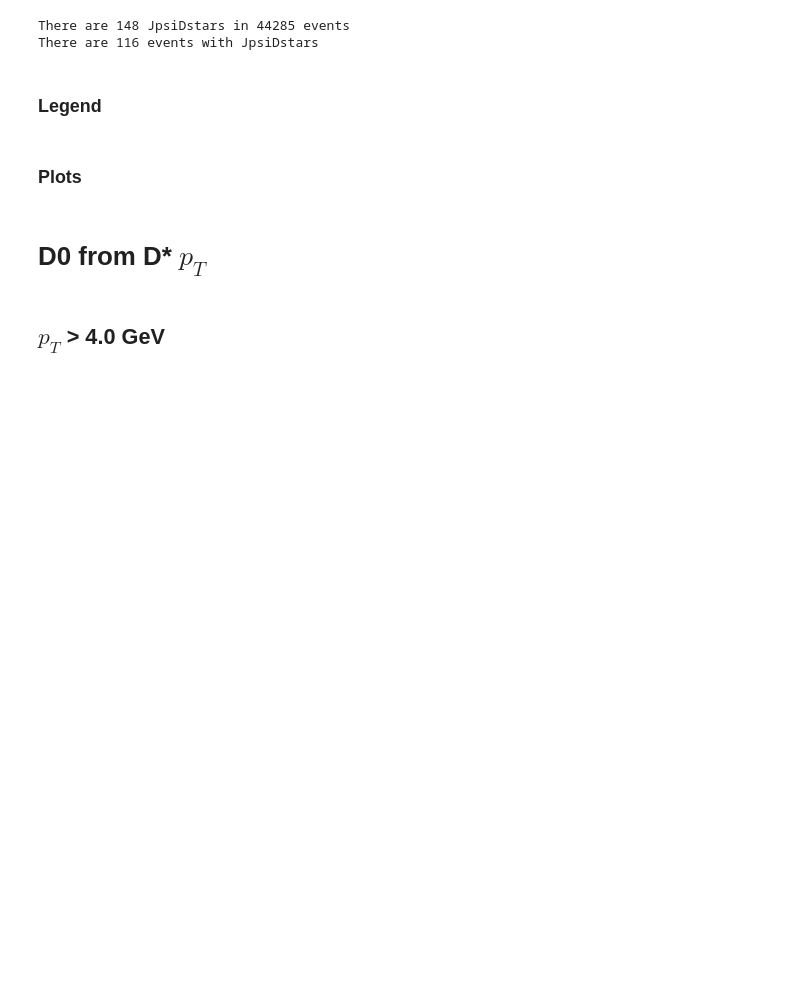
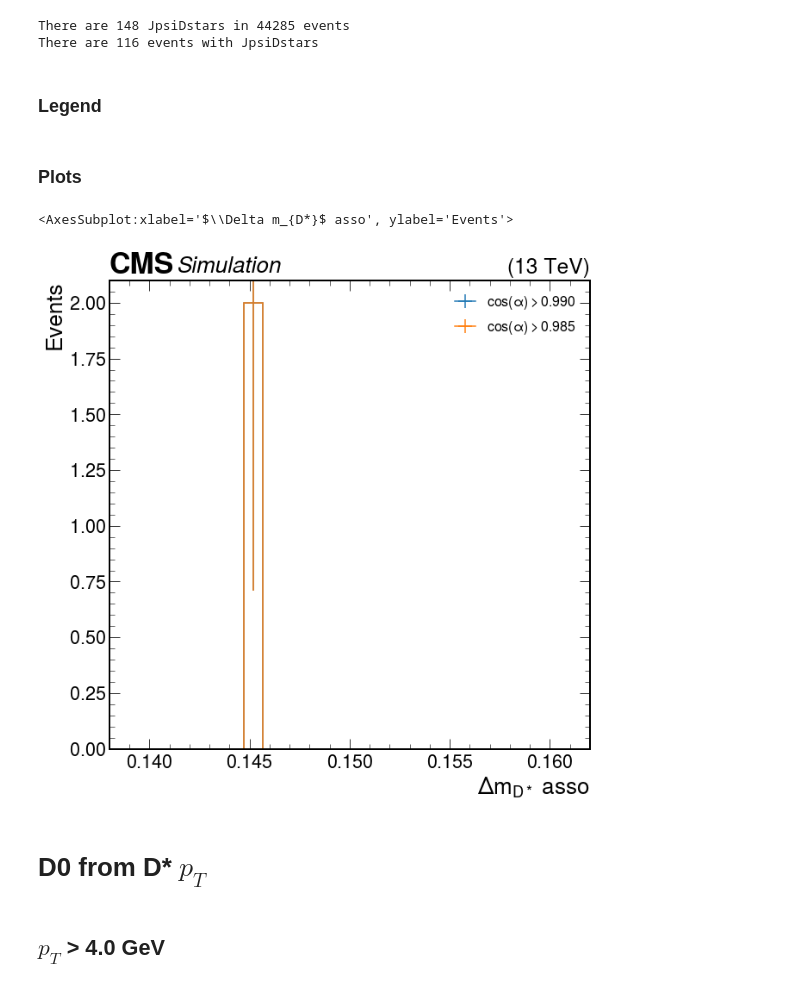
Before and after one commit to Mapse/OniaOpenCharmRun2ULAna, a Jupyter notebook: optimization_cuts/d0_from_dstar_cuts.ipynb, the cells around one changed output. Saved outputs shown, nothing was run; the diff lists cells and outputs as text; code cells hidden in the pictures; blank space fills up the shorter version.

Commit message:
d0 cuts study added for data

```diff
--- a/optimization_cuts/d0_from_dstar_cuts.ipynb
+++ b/optimization_cuts/d0_from_dstar_cuts.ipynb
@@ -48,6 +48,8 @@ gen_part_cols = ['GenPart_eta', 'GenPart_genPartIdxMother', 'GenPart_mass', 'Gen
                 'GenPart_Id', 'GenPart_parpdgId', 'GenPart_sparpdgId', 'GenPart_numberOfDaughters', 'GenPart_nstchgdaug', 'GenPart_vx',
                 'GenPart_vy', 'GenPart_vz', 'GenPart_mvx', 'GenPart_mvy', 'GenPart_mvz', 'GenPart_recIdx']
 
+hlt_cols_charm_2017 = ['HLT_Dimuon0_Jpsi', 'HLT_Dimuon20_Jpsi_Barrel_Seagulls' , 'HLT_Dimuon25_Jpsi']
+
 D0_PDG_MASS = 1.864
 
 def get_vars_dict(events, col_list):
@@ -69,6 +71,8 @@ def get_vars_dict(events, col_list):
             col = c[5:]
         elif c.startswith("GenPart"):
             col = c[8:]
+        elif c.startswith("HLT"):
+            col = c[:]
         else:
             Exception('Not good!')
 
@@ -117,14 +121,14 @@ def print_candidate(candidate):
 import re
 
 files = []
-with os.scandir("/eos/user/m/mabarros/Monte_Carlo/2017/0000") as it:
+with os.scandir("/eos/user/m/mabarros/Data17UL/CharmoniumRun2017F_AOD/0000/") as it:
     for file in it:
         if file.name.endswith('.root') and (file.stat().st_size != 0):
             files.append(file.path)
-with os.scandir("/eos/user/m/mabarros/Monte_Carlo/2017/0001") as it:
+'''with os.scandir("/eos/user/m/mabarros/Monte_Carlo/2017/0000") as it:
     for file in it:
         if file.name.endswith('.root') and (file.stat().st_size != 0):
-            files.append(file.path)
+            files.append(file.path)'''
 '''with os.scandir("/eos/user/k/kmotaama/CRAB_UserFiles/UpsilonToMuMuDstarToD0pi/220131_135742/0000") as it:
     for file in it:
         if file.name.endswith('.root') and (file.stat().st_size != 0):
@@ -1060,7 +1105,7 @@ class GenTestProcessor(processor.ProcessorABC):
 # %% [markdown]
  ## $ cos(\phi) $ > 0.990
 # %%
-data = {"test": files[0:340]}
+data = {"test": files[0:100]}
 
 tstart = time.time()
 
@@ -1093,5 +1148,5 @@ There are 98 events with JpsiDstars
 # %%
-data = {"test": files[0:340]}
+data = {"test": files[0:10]}
 
 tstart = time.time()
 
@@ -1195,5 +1246,9 @@ plot_comparison((output1['asso_dimu_mass'], output2['asso_dimu_mass']), legend=l
 # %%
 # Dstal deltam
-plot_comparison((output1['asso_dstar_deltamr'], output2['asso_dstar_deltamr'], output3['asso_dstar_deltamr'], output4['asso_dstar_deltamr']), legend=legend)
+#plot_comparison((output_phi1['asso_dstar_deltamr'], output_phi2['asso_dstar_deltamr'], output_phi3['asso_dstar_deltamr'], output_phi4['asso_dstar_deltamr']), legend=legend)
+plot_comparison((output_phi1['asso_dstar_deltamr'], output_phi2['asso_dstar_deltamr'],), legend=legend)
+# %% [output]
+<AxesSubplot:xlabel='$\\Delta m_{D*}$ asso', ylabel='Events'>
+[figure, added]
 # %%
 # JpsiDstar mass plot
```
Also changed, not shown: parts of 13 cells of this notebook, 4 other files.
